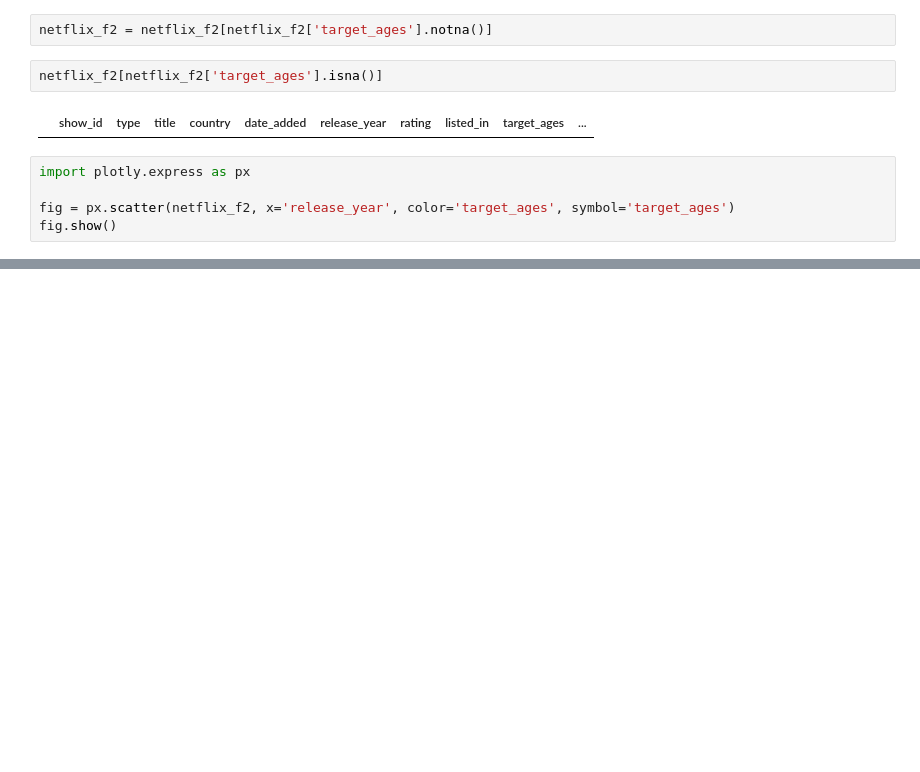
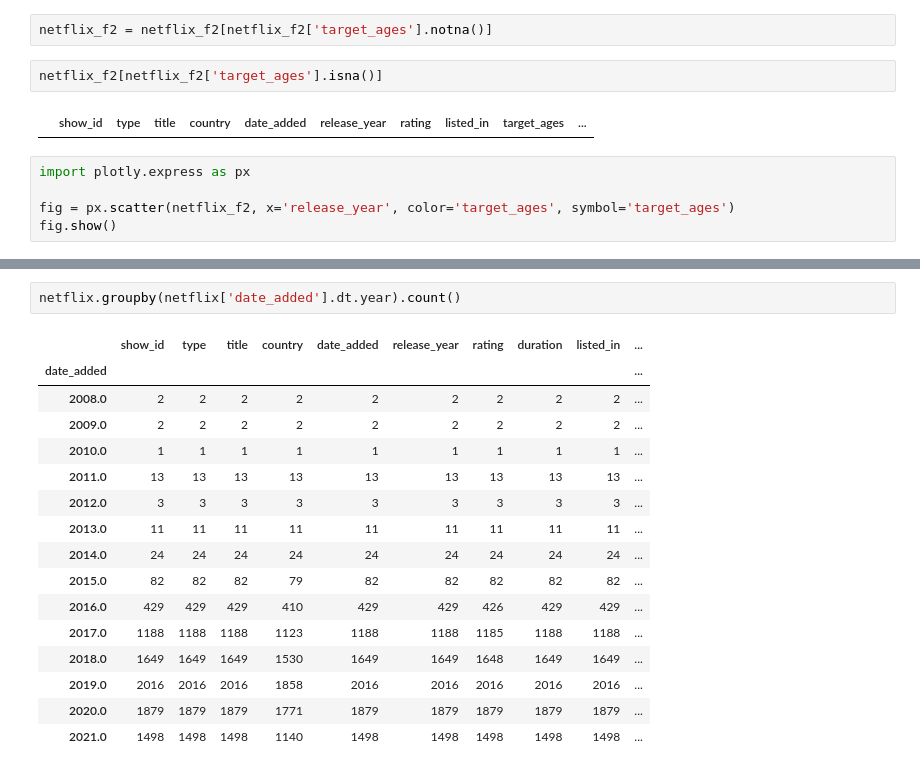
Before and after one commit to Blowdire/DataVisualizationProject, a Jupyter notebook: Progetto/progetto-netflix.ipynb, the cells around one changed output, grey strips where cells are left out. Saved outputs shown, nothing was run; the diff lists cells and outputs as text; blank space fills up the shorter version.

```diff
--- a/Progetto/progetto-netflix.ipynb
+++ b/Progetto/progetto-netflix.ipynb
@@ -803,0 +810,19 @@ fig.show()
+# %%
+netflix.groupby(netflix['date_added'].dt.year).count()
+# %% [output]
+|  | show_id | type | title | country | date_added | release_year | rating | duration | listed_in | ... |
+| date_added |  |  |  |  |  |  |  |  |  | ... |
+| 2008.0 | 2 | 2 | 2 | 2 | 2 | 2 | 2 | 2 | 2 | ... |
+| 2009.0 | 2 | 2 | 2 | 2 | 2 | 2 | 2 | 2 | 2 | ... |
+| 2010.0 | 1 | 1 | 1 | 1 | 1 | 1 | 1 | 1 | 1 | ... |
+| 2011.0 | 13 | 13 | 13 | 13 | 13 | 13 | 13 | 13 | 13 | ... |
+| 2012.0 | 3 | 3 | 3 | 3 | 3 | 3 | 3 | 3 | 3 | ... |
+| 2013.0 | 11 | 11 | 11 | 11 | 11 | 11 | 11 | 11 | 11 | ... |
+| 2014.0 | 24 | 24 | 24 | 24 | 24 | 24 | 24 | 24 | 24 | ... |
+| 2015.0 | 82 | 82 | 82 | 79 | 82 | 82 | 82 | 82 | 82 | ... |
+| 2016.0 | 429 | 429 | 429 | 410 | 429 | 429 | 426 | 429 | 429 | ... |
+| 2017.0 | 1188 | 1188 | 1188 | 1123 | 1188 | 1188 | 1185 | 1188 | 1188 | ... |
+| 2018.0 | 1649 | 1649 | 1649 | 1530 | 1649 | 1649 | 1648 | 1649 | 1649 | ... |
+| 2019.0 | 2016 | 2016 | 2016 | 1858 | 2016 | 2016 | 2016 | 2016 | 2016 | ... |
+| 2020.0 | 1879 | 1879 | 1879 | 1771 | 1879 | 1879 | 1879 | 1879 | 1879 | ... |
+| 2021.0 | 1498 | 1498 | 1498 | 1140 | 1498 | 1498 | 1498 | 1498 | 1498 | ... |
```
Also changed, not shown: parts of 13 cells of this notebook, 1 other file.
